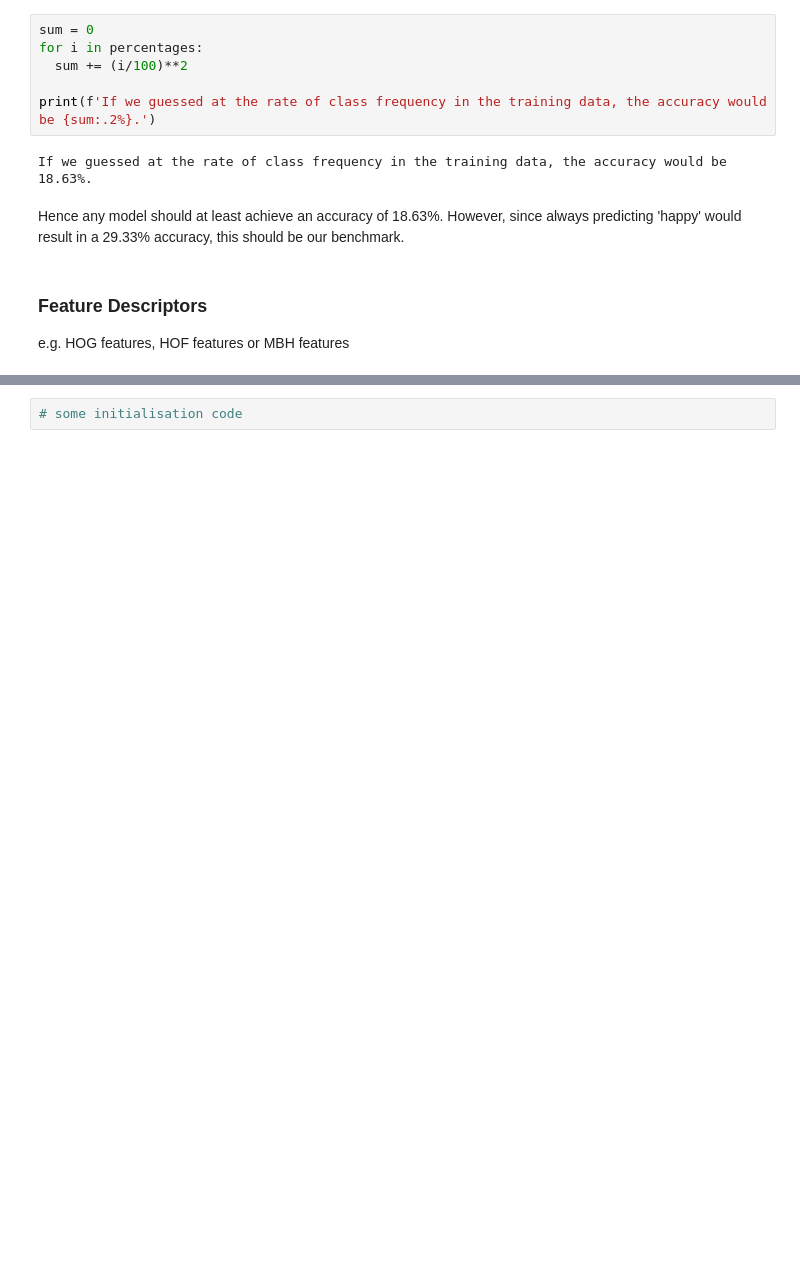
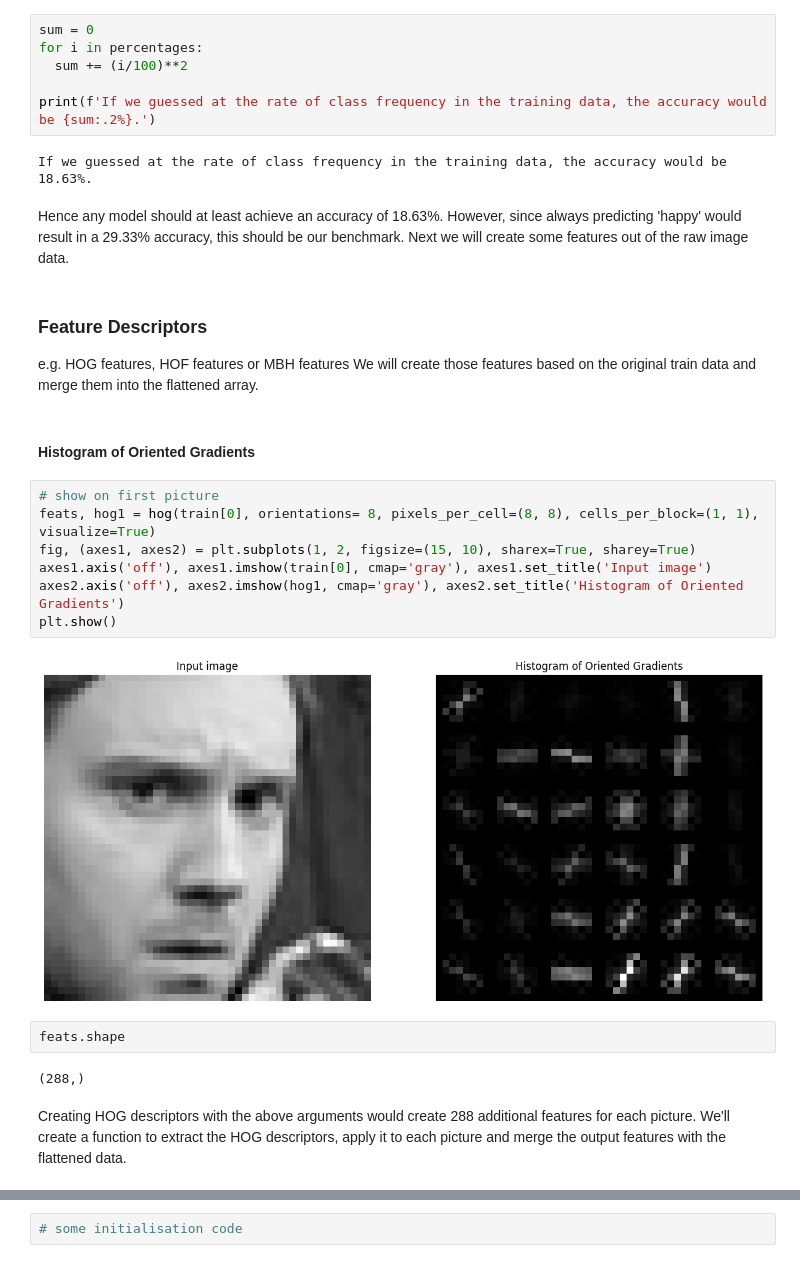
Before and after one commit to felix-rosenberger/image-classification, a Jupyter notebook: Image_Classification.ipynb, the cells around one changed output, grey strips where cells are left out. Drawn from its saved outputs; the diff is of its cells as text; blank space fills up the shorter version.

```diff
--- a/Image_Classification.ipynb
+++ b/Image_Classification.ipynb
@@ -181,7 +184,25 @@ print(f'If we guessed at the rate of class frequency in the training data, the a
 # %% [output]
 If we guessed at the rate of class frequency in the training data, the accuracy would be 18.63%.
 # %% [markdown]
-Hence any model should at least achieve an accuracy of 18.63%. However, since always predicting 'happy' would result in a 29.33% accuracy, this should be our benchmark.
+Hence any model should at least achieve an accuracy of 18.63%. However, since always predicting 'happy' would result in a 29.33% accuracy, this should be our benchmark. Next we will create some features out of the raw image data.
 # %% [markdown]
 ### Feature Descriptors
 e.g. HOG features, HOF features or MBH features
+We will create those features based on the original train data and merge them into the flattened array.
+# %% [markdown]
+#### Histogram of Oriented Gradients
+# %%
+# show on first picture
+feats, hog1 = hog(train[0], orientations= 8, pixels_per_cell=(8, 8), cells_per_block=(1, 1), visualize=True)
+fig, (axes1, axes2) = plt.subplots(1, 2, figsize=(15, 10), sharex=True, sharey=True)
+axes1.axis('off'), axes1.imshow(train[0], cmap='gray'), axes1.set_title('Input image')
+axes2.axis('off'), axes2.imshow(hog1, cmap='gray'), axes2.set_title('Histogram of Oriented Gradients')
+plt.show()
+# %% [output]
+[figure, added]
+# %%
+feats.shape
+# %% [output]
+(288,)
+# %% [markdown]
+Creating HOG descriptors with the above arguments would create 288 additional features for each picture. We'll create a function to extract the HOG descriptors, apply it to each picture and merge the output features with the flattened data.
```
Also changed, not shown: parts of 7 cells of this notebook.
